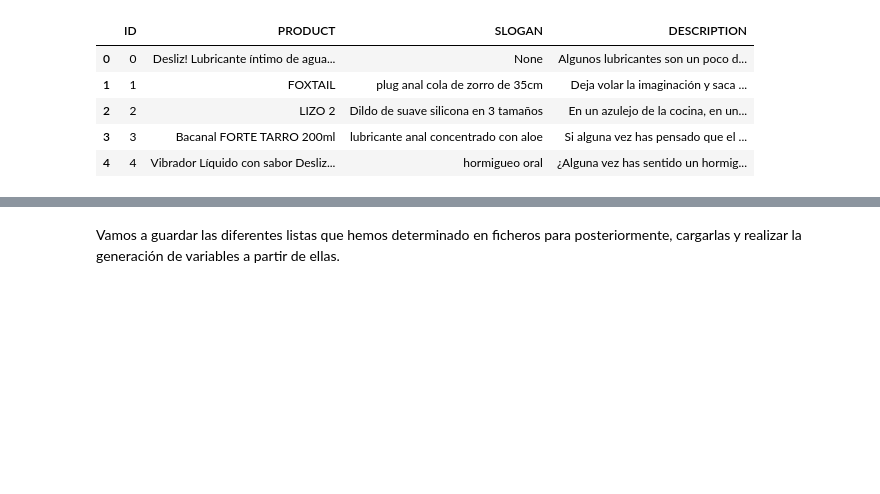
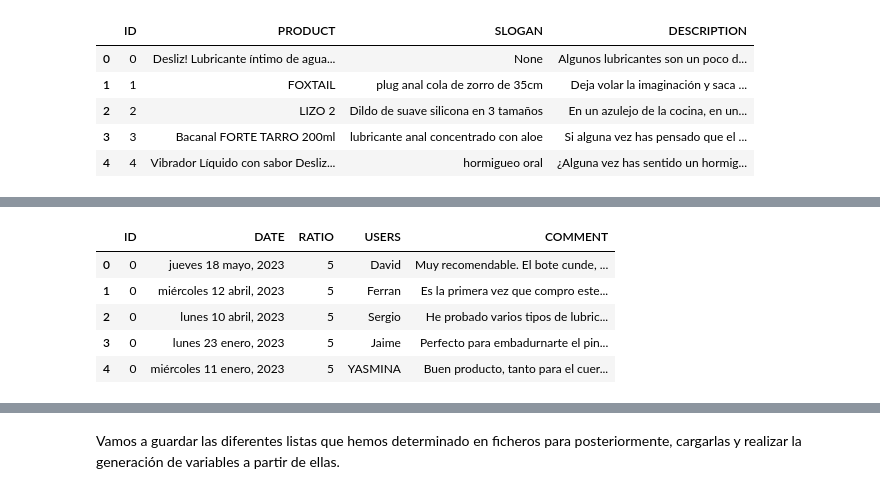
Before and after one commit to 75Engel/Webscrapping_tienda_online, a Jupyter notebook: Notebook/Engineering.ipynb, the cells around one changed output, grey strips where cells are left out. Drawn from its saved outputs; the diff is of its cells as text; code cells hidden in the pictures; blank space fills up the shorter version.

```diff
--- a/Notebook/Engineering.ipynb
+++ b/Notebook/Engineering.ipynb
@@ -254,0 +268,9 @@ df_engineer.to_csv('./Data/tags.csv',header=True,index=False)
+# %%
+df_comments.head()
+# %% [output]
+|  | ID | DATE | RATIO | USERS | COMMENT |
+| 0 | 0 | jueves 18 mayo, 2023 | 5 | David | Muy recomendable. El bote cunde, ... |
+| 1 | 0 | miércoles 12 abril, 2023 | 5 | Ferran | Es la primera vez que compro este... |
+| 2 | 0 | lunes 10 abril, 2023 | 5 | Sergio | He probado varios tipos de lubric... |
+| 3 | 0 | lunes 23 enero, 2023 | 5 | Jaime | Perfecto para embadurnarte el pin... |
+| 4 | 0 | miércoles 11 enero, 2023 | 5 | YASMINA | Buen producto, tanto para el cuer... |
```
Also changed, not shown: parts of 14 cells of this notebook, 6 other files.
